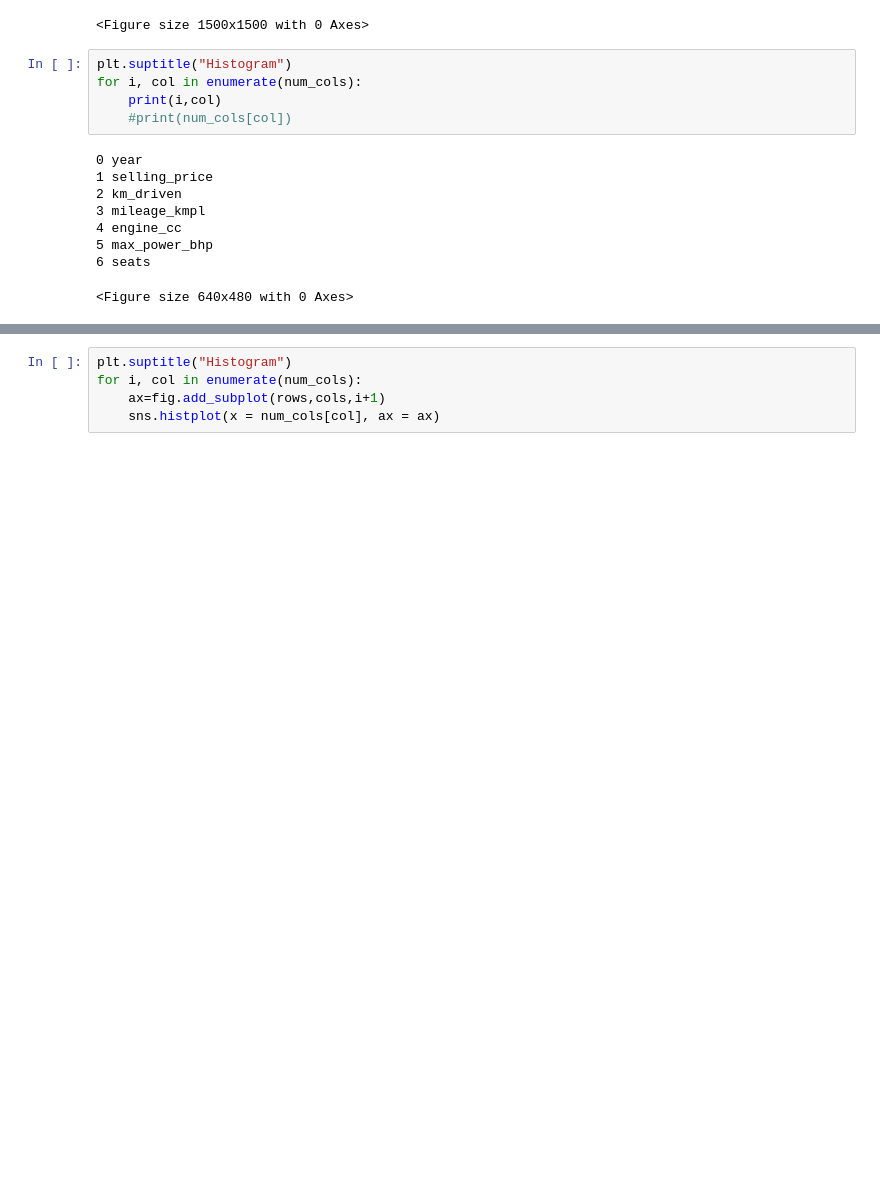
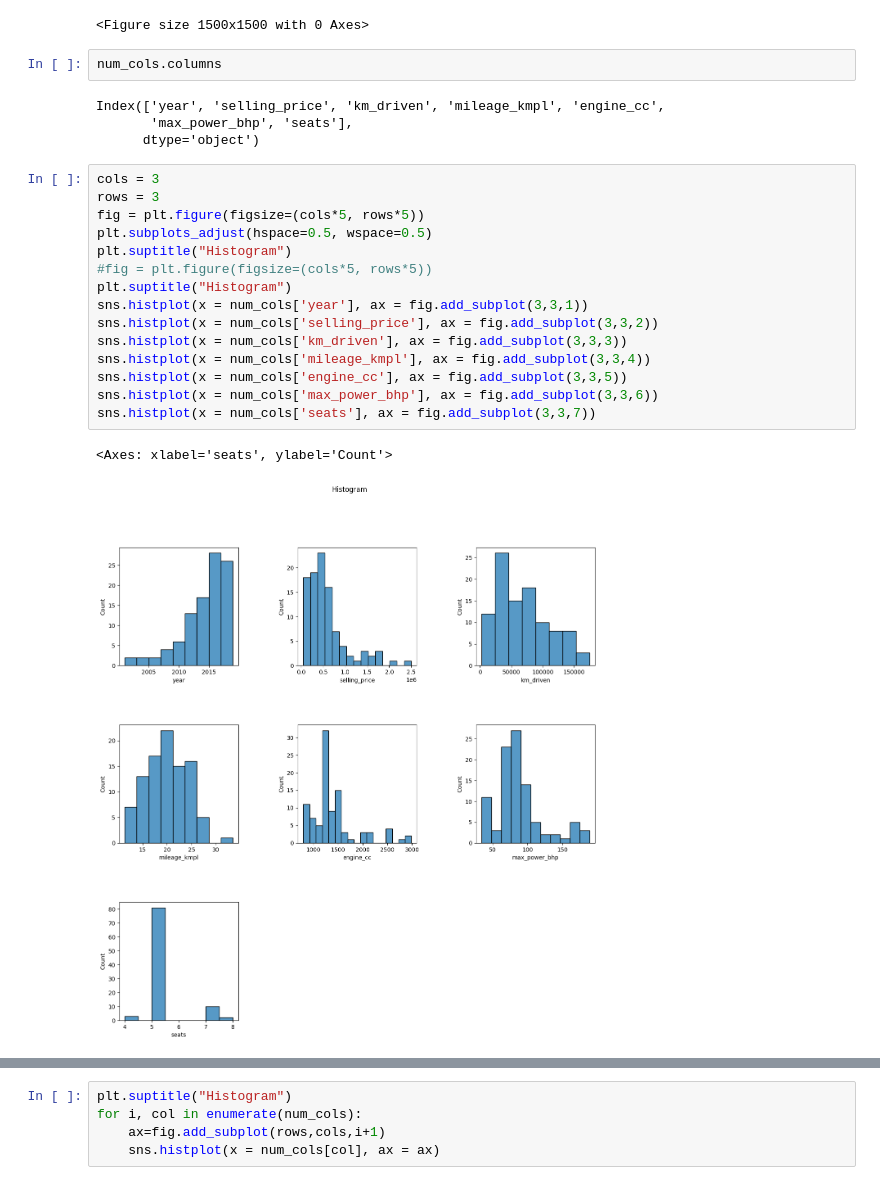
Before and after one commit to Asyfulazhim/peneraju_machine_learning, a Jupyter notebook: E-Box/idesign17_ML4.ipynb, the cells around one changed output, grey strips where cells are left out. Saved outputs shown, nothing was run; the diff lists cells and outputs as text; blank space fills up the shorter version.

```diff
--- a/E-Box/idesign17_ML4.ipynb
+++ b/E-Box/idesign17_ML4.ipynb
@@ -135,17 +135,27 @@ fig = plt.figure(figsize=(cols*5, rows*5))
 plt.subplots_adjust(hspace=0.5, wspace=0.5)
 # %% [output]
 <Figure size 1500x1500 with 0 Axes>
-# %%
-plt.suptitle("Histogram")
-for i, col in enumerate(num_cols):
-    print(i,col)
-    #print(num_cols[col])
-# %% [output]
-0 year
-1 selling_price
-2 km_driven
-3 mileage_kmpl
-4 engine_cc
-5 max_power_bhp
-6 seats
-<Figure size 640x480 with 0 Axes>
+# %%
+num_cols.columns
+# %% [output]
+Index(['year', 'selling_price', 'km_driven', 'mileage_kmpl', 'engine_cc',
+       'max_power_bhp', 'seats'],
+      dtype='object')
+# %%
+cols = 3
+rows = 3
+fig = plt.figure(figsize=(cols*5, rows*5))
+plt.subplots_adjust(hspace=0.5, wspace=0.5)
+plt.suptitle("Histogram")
+#fig = plt.figure(figsize=(cols*5, rows*5))
+plt.suptitle("Histogram")
+sns.histplot(x = num_cols['year'], ax = fig.add_subplot(3,3,1))
+sns.histplot(x = num_cols['selling_price'], ax = fig.add_subplot(3,3,2))
+sns.histplot(x = num_cols['km_driven'], ax = fig.add_subplot(3,3,3))
+sns.histplot(x = num_cols['mileage_kmpl'], ax = fig.add_subplot(3,3,4))
+sns.histplot(x = num_cols['engine_cc'], ax = fig.add_subplot(3,3,5))
+sns.histplot(x = num_cols['max_power_bhp'], ax = fig.add_subplot(3,3,6))
+sns.histplot(x = num_cols['seats'], ax = fig.add_subplot(3,3,7))
+# %% [output]
+<Axes: xlabel='seats', ylabel='Count'>
+[figure, added]
```
Also changed, not shown: parts of 1 cell of this notebook, 1 other file.
